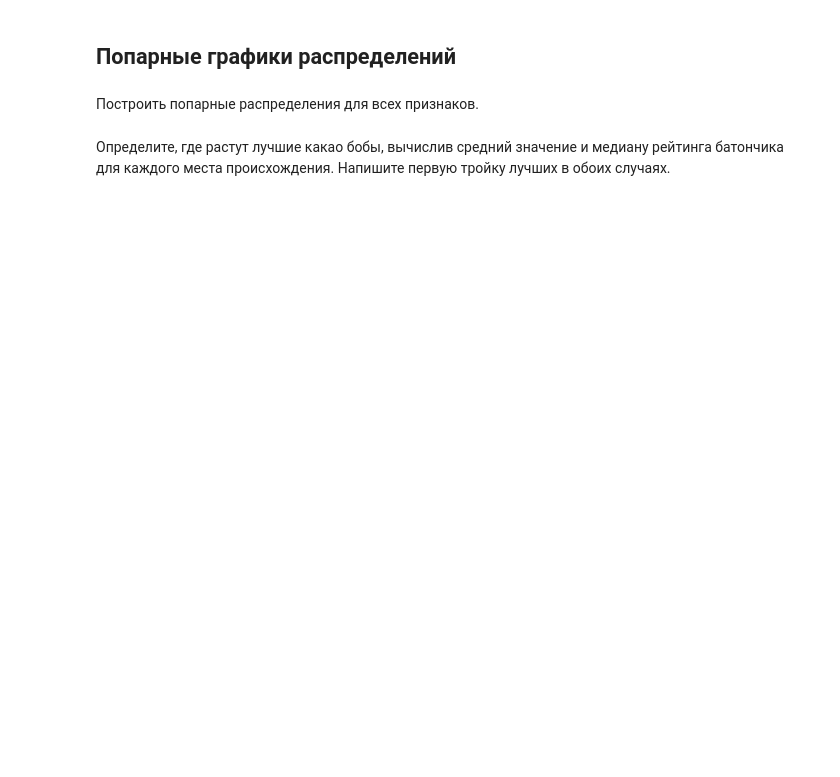
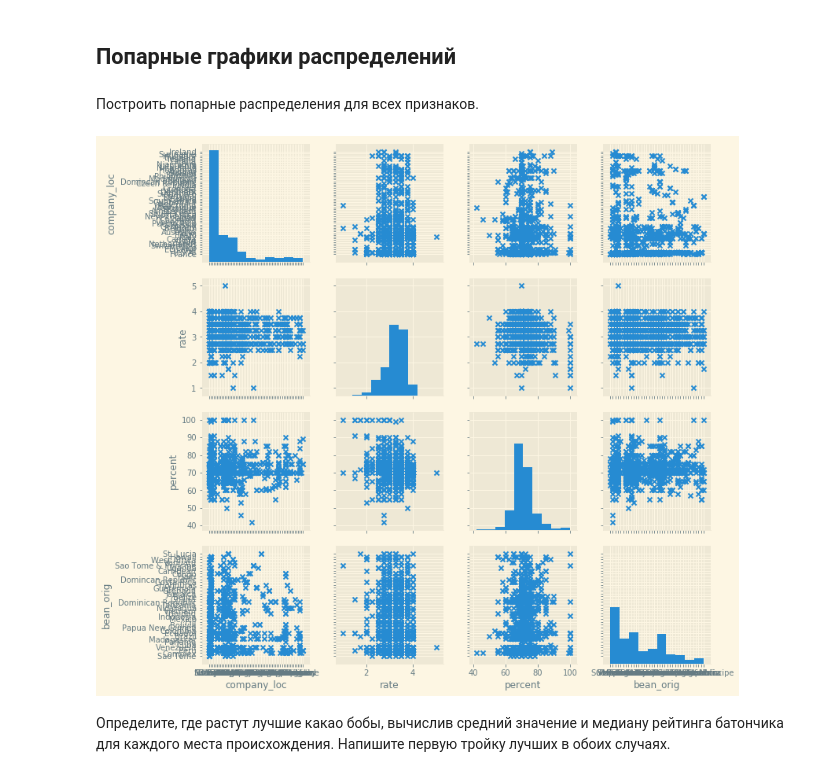
Before and after one commit to sergus00/ML_tasks, a Jupyter notebook: lab_pandas.ipynb, the cells around one changed output. Saved outputs shown, nothing was run; the diff lists cells and outputs as text; code cells hidden in the pictures; blank space fills up the shorter version.

```diff
--- a/lab_pandas.ipynb
+++ b/lab_pandas.ipynb
@@ -237,2 +255,8 @@ from seaborn import pairplot
+# %%
+best_bar_drop.apply(preprocessing.LabelEncoder().fit_transform)
+pairplot(best_bar_drop.assign(percent = perc), vars = ['company_loc', 'rate', 'percent', 'bean_orig'], markers=["x"])
+plt.show()
+# %% [output]
+[figure, added]
 # %% [markdown]
 Определите, где растут лучшие какао бобы, вычислив средний значение и медиану рейтинга батончика для каждого места происхождения. Напишите первую тройку лучших в обоих случаях.
```
Also changed, not shown: parts of 26 cells of this notebook.
